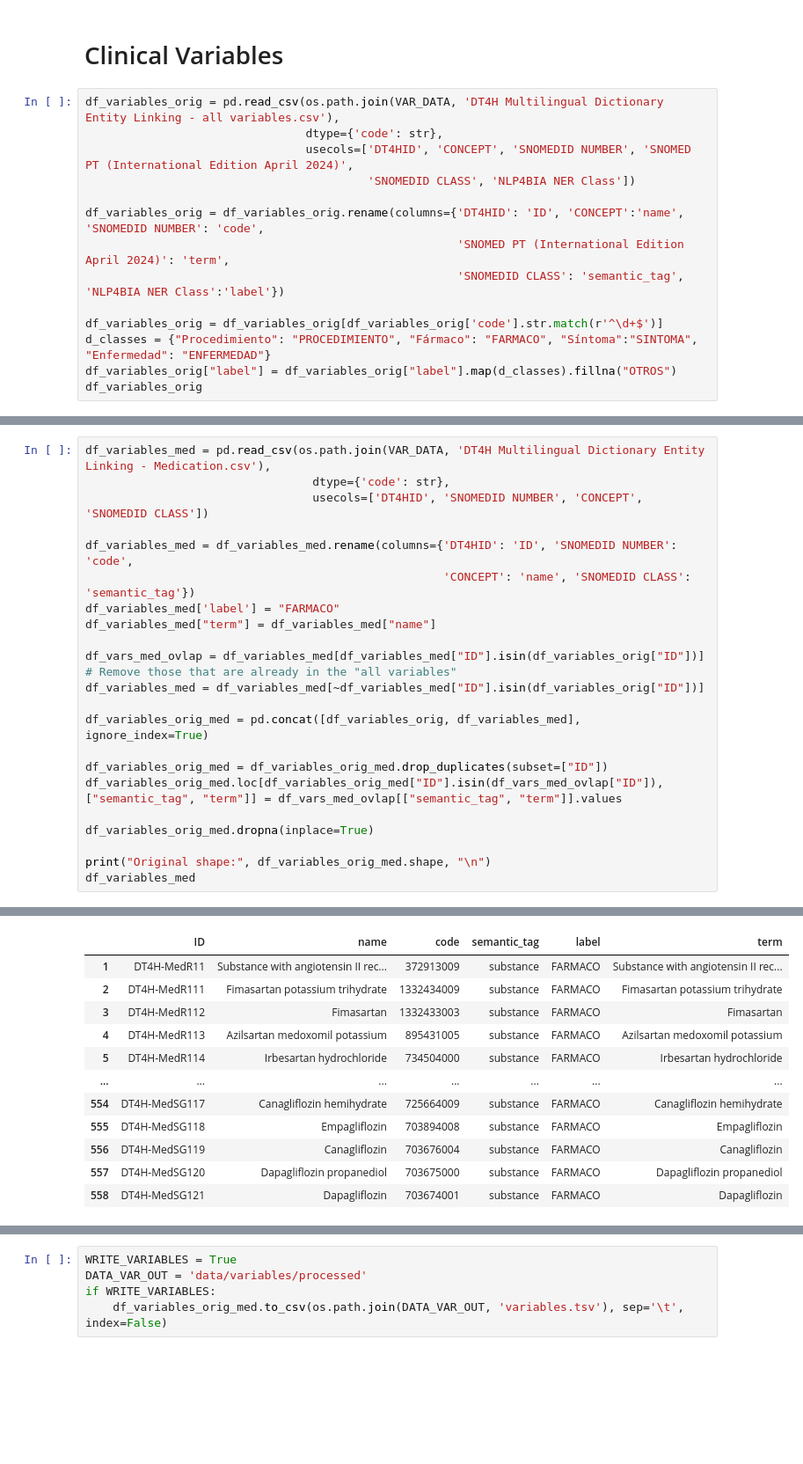
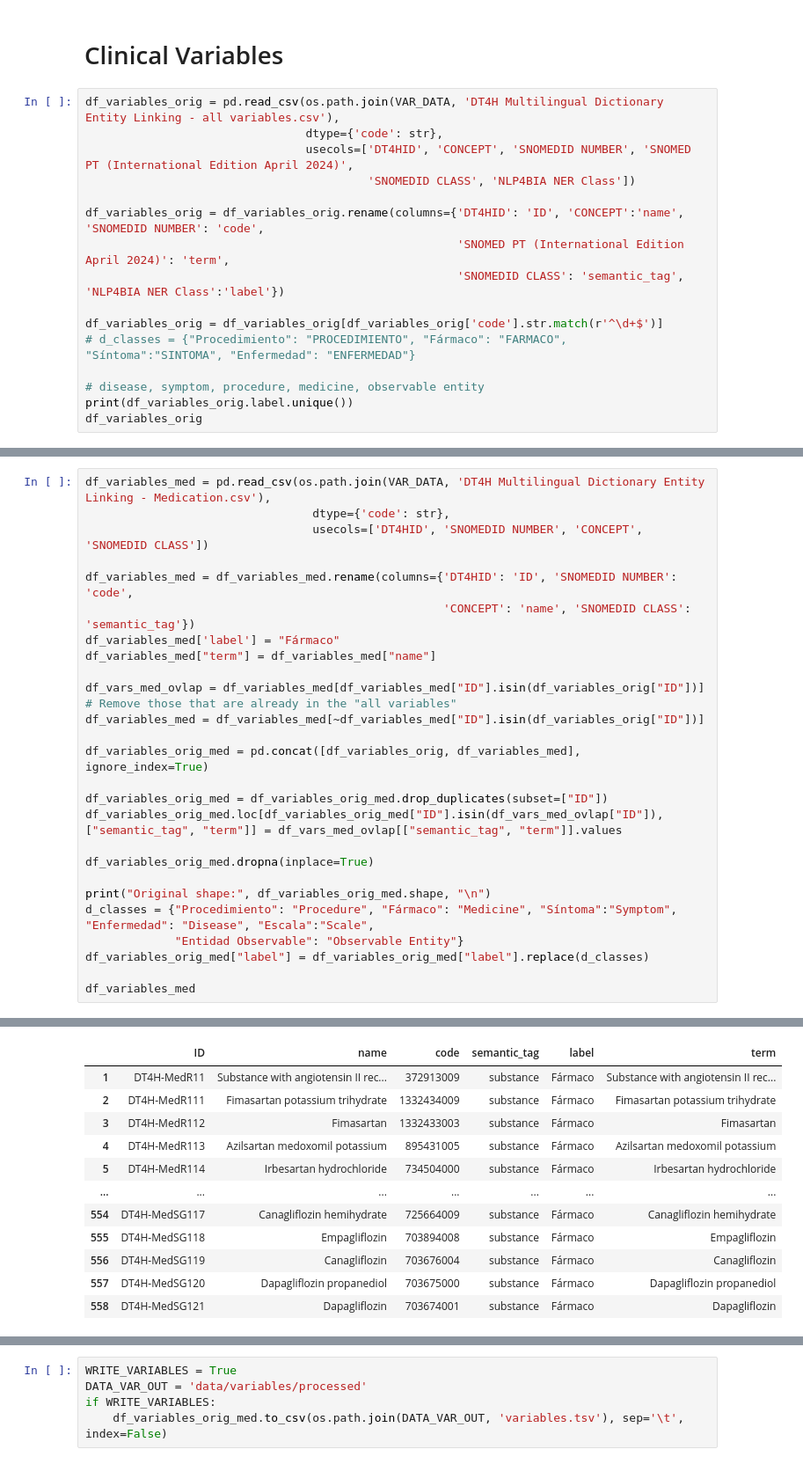
Before and after one commit to nlp4bia-bsc/dt4h-coverage-dash, a Jupyter notebook: notebooks/data-retrieval.ipynb, the cells around one changed output, grey strips where cells are left out. Shown at 88% size. Drawn from its saved outputs; the diff is of its cells as text; blank space fills up the shorter version.

```diff
--- a/notebooks/data-retrieval.ipynb
+++ b/notebooks/data-retrieval.ipynb
@@ -388,7 +388,9 @@ df_variables_orig = df_variables_orig.rename(columns={'DT4HID': 'ID', 'CONCEPT':
                                                       'SNOMEDID CLASS': 'semantic_tag', 'NLP4BIA NER Class':'label'})
 
 df_variables_orig = df_variables_orig[df_variables_orig['code'].str.match(r'^\d+$')]
-d_classes = {"Procedimiento": "PROCEDIMIENTO", "Fármaco": "FARMACO", "Síntoma":"SINTOMA", "Enfermedad": "ENFERMEDAD"}
-df_variables_orig["label"] = df_variables_orig["label"].map(d_classes).fillna("OTROS")
+# d_classes = {"Procedimiento": "PROCEDIMIENTO", "Fármaco": "FARMACO", "Síntoma":"SINTOMA", "Enfermedad": "ENFERMEDAD"}
+
+# disease, symptom, procedure, medicine, observable entity
+print(df_variables_orig.label.unique())
 df_variables_orig
 # %% [output]
@@ -412,7 +416,7 @@ df_variables_med = pd.read_csv(os.path.join(VAR_DATA, 'DT4H Multilingual Diction
 
 df_variables_med = df_variables_med.rename(columns={'DT4HID': 'ID', 'SNOMEDID NUMBER': 'code',
                                                     'CONCEPT': 'name', 'SNOMEDID CLASS': 'semantic_tag'})
-df_variables_med['label'] = "FARMACO"
+df_variables_med['label'] = "Fármaco"
 df_variables_med["term"] = df_variables_med["name"]
 
 df_vars_med_ovlap = df_variables_med[df_variables_med["ID"].isin(df_variables_orig["ID"])]
@@ -427,5 +431,9 @@ df_variables_orig_med.loc[df_variables_orig_med["ID"].isin(df_vars_med_ovlap["ID
 df_variables_orig_med.dropna(inplace=True)
 
 print("Original shape:", df_variables_orig_med.shape, "\n")
+d_classes = {"Procedimiento": "Procedure", "Fármaco": "Medicine", "Síntoma":"Symptom", "Enfermedad": "Disease", "Escala":"Scale",
+             "Entidad Observable": "Observable Entity"}
+df_variables_orig_med["label"] = df_variables_orig_med["label"].replace(d_classes)
+
 df_variables_med
 # %% [output]
@@ -433,15 +441,15 @@ Original shape: (652, 6)
 |  | ID | name | code | semantic_tag | label | term |
-| 1 | DT4H-MedR11 | Substance with angiotensin II rec... | 372913009 | substance | FARMACO | Substance with angiotensin II rec... |
-| 2 | DT4H-MedR111 | Fimasartan potassium trihydrate | 1332434009 | substance | FARMACO | Fimasartan potassium trihydrate |
-| 3 | DT4H-MedR112 | Fimasartan | 1332433003 | substance | FARMACO | Fimasartan |
-| 4 | DT4H-MedR113 | Azilsartan medoxomil potassium | 895431005 | substance | FARMACO | Azilsartan medoxomil potassium |
-| 5 | DT4H-MedR114 | Irbesartan hydrochloride | 734504000 | substance | FARMACO | Irbesartan hydrochloride |
+| 1 | DT4H-MedR11 | Substance with angiotensin II rec... | 372913009 | substance | Fármaco | Substance with angiotensin II rec... |
+| 2 | DT4H-MedR111 | Fimasartan potassium trihydrate | 1332434009 | substance | Fármaco | Fimasartan potassium trihydrate |
+| 3 | DT4H-MedR112 | Fimasartan | 1332433003 | substance | Fármaco | Fimasartan |
+| 4 | DT4H-MedR113 | Azilsartan medoxomil potassium | 895431005 | substance | Fármaco | Azilsartan medoxomil potassium |
+| 5 | DT4H-MedR114 | Irbesartan hydrochloride | 734504000 | substance | Fármaco | Irbesartan hydrochloride |
 | ... | ... | ... | ... | ... | ... | ... |
-| 554 | DT4H-MedSG117 | Canagliflozin hemihydrate | 725664009 | substance | FARMACO | Canagliflozin hemihydrate |
-| 555 | DT4H-MedSG118 | Empagliflozin | 703894008 | substance | FARMACO | Empagliflozin |
-| 556 | DT4H-MedSG119 | Canagliflozin | 703676004 | substance | FARMACO | Canagliflozin |
-| 557 | DT4H-MedSG120 | Dapagliflozin propanediol | 703675000 | substance | FARMACO | Dapagliflozin propanediol |
-| 558 | DT4H-MedSG121 | Dapagliflozin | 703674001 | substance | FARMACO | Dapagliflozin |
+| 554 | DT4H-MedSG117 | Canagliflozin hemihydrate | 725664009 | substance | Fármaco | Canagliflozin hemihydrate |
+| 555 | DT4H-MedSG118 | Empagliflozin | 703894008 | substance | Fármaco | Empagliflozin |
+| 556 | DT4H-MedSG119 | Canagliflozin | 703676004 | substance | Fármaco | Canagliflozin |
+| 557 | DT4H-MedSG120 | Dapagliflozin propanediol | 703675000 | substance | Fármaco | Dapagliflozin propanediol |
+| 558 | DT4H-MedSG121 | Dapagliflozin | 703674001 | substance | Fármaco | Dapagliflozin |
 542 rows × 6 columns
 # %%
 df_variables_orig_med.loc[df_variables_orig_med["ID"].isin(df_vars_med_ovlap["ID"]), :]
```
Also changed, not shown: parts of 4 cells of this notebook, 1 other file.
